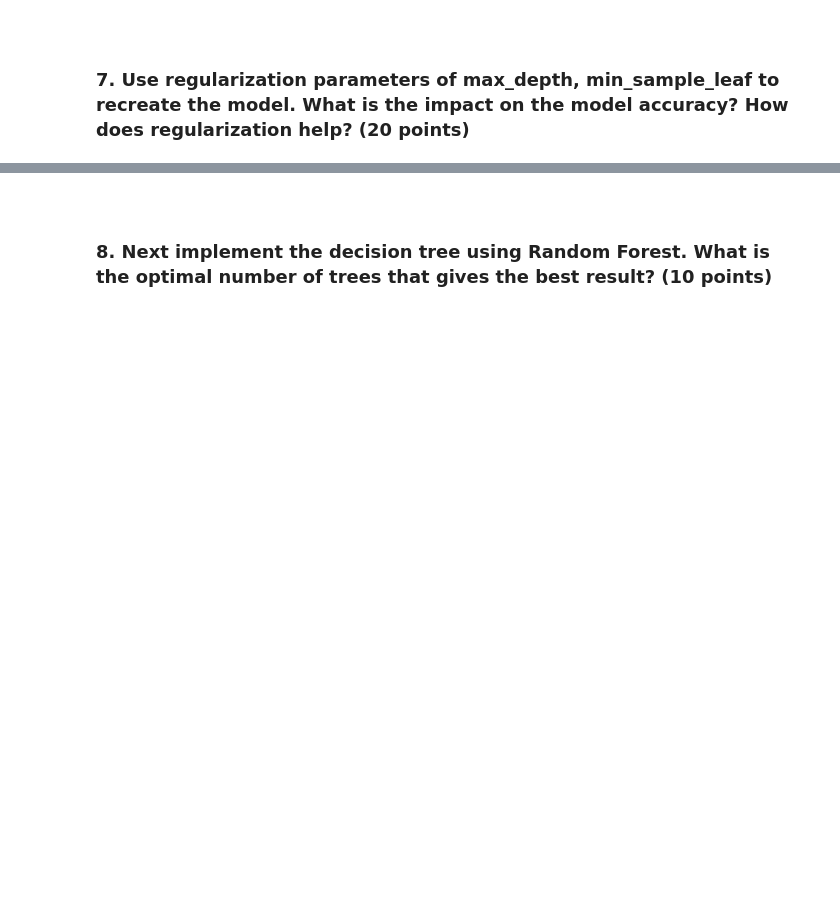
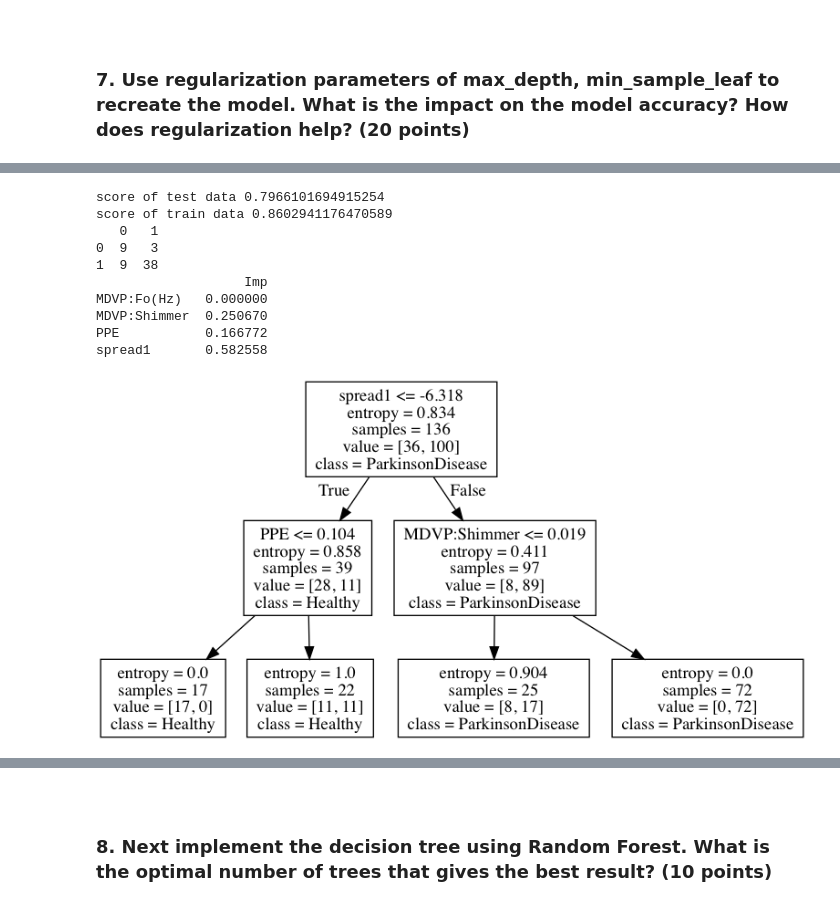
Before and after one commit to GreatLearningAIML1/chennai-aug-batch-senthilvelavan, a Jupyter notebook: EnsembleTechniques-R3-Project1/EnsembleTechniques_R3_Project1_Parkinson’s Disease.ipynb, the cells around one changed output, grey strips where cells are left out. Cells and saved outputs as stored; diff of their text form; code cells hidden in the pictures; blank space fills up the shorter version.

```diff
--- a/EnsembleTechniques-R3-Project1/EnsembleTechniques_R3_Project1_Parkinson’s Disease.ipynb
+++ b/EnsembleTechniques-R3-Project1/EnsembleTechniques_R3_Project1_Parkinson’s Disease.ipynb
@@ -598,0 +718,34 @@ spread1       0.373117
+# %%
+## min_samples_leaf = 13
+## ----------------------
+## Increasing the min_samples_leaf to 2,3 instead of the default 1 gives same accuracy for the test data and at the
+## same time, it is not overfitted w.r.t training data. Though this tree gives the same max_depth=5
+## as the original model, this seems to not be an overfit for the training data
+## Hence this is comparitively better than the max_depth regularization parameter
+
+minLeaf=[]
+accuracy_train=[]
+accuracy_test=[]
+for x in pd.Series([13]):
+    Y_reg = pd_df[['status']]
+    X_reg = pd_df[['MDVP:Fo(Hz)','MDVP:Shimmer','PPE','spread1']]
+    model(X_reg,Y_reg,'entropy','None',x,depth,minLeaf,accuracy_train,accuracy_test, True)
+
+
+report = pd.DataFrame({'minLeaf':minLeaf,'accuracy_train':accuracy_train,'accuracy_test':accuracy_test})
+report
+
+system("dot -Tpng PD_No_Yes_func.dot -o PD_No_Yes_func.png")
+Image("PD_No_Yes_func.png")
+# %% [output]
+score of test data 0.7966101694915254
+score of train data 0.8602941176470589
+   0   1
+0  9   3
+1  9  38
+                   Imp
+MDVP:Fo(Hz)   0.000000
+MDVP:Shimmer  0.250670
+PPE           0.166772
+spread1       0.582558
+[figure, added]
```
Also changed, not shown: parts of 15 cells of this notebook.
